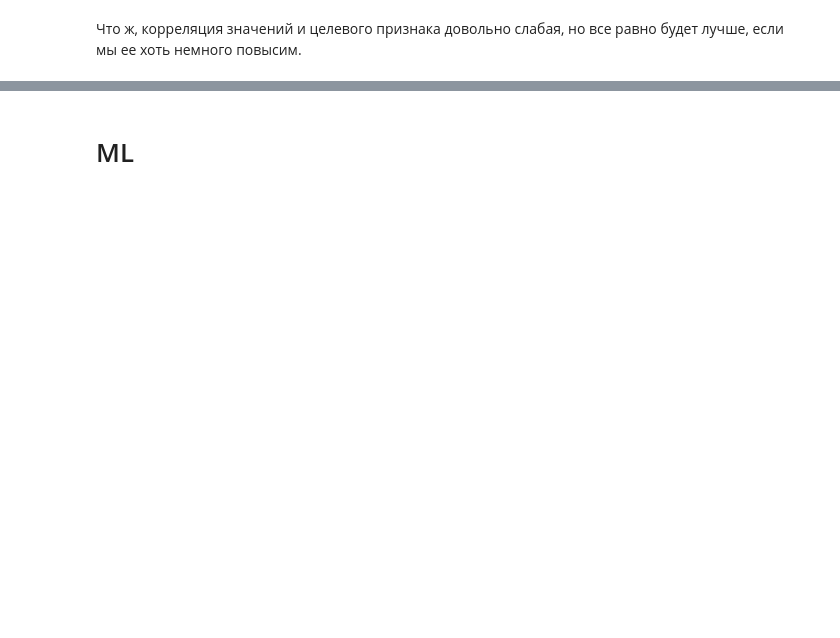
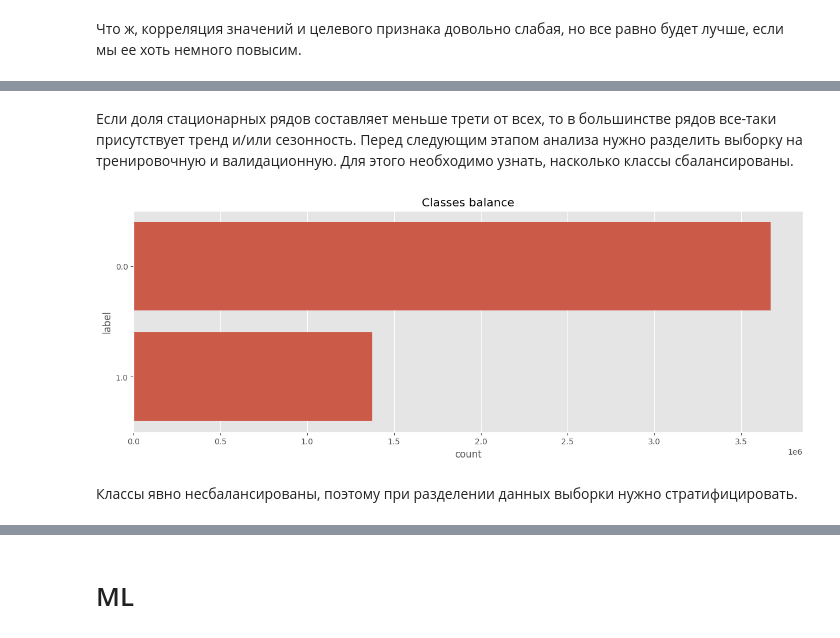
Before and after one commit to georgekovin/Clovery-Test-MD, a Jupyter notebook: training.ipynb, the cells around one changed output, grey strips where cells are left out. Cells and saved outputs as stored; diff of their text form; code cells hidden in the pictures; blank space fills up the shorter version.

```diff
--- a/training.ipynb
+++ b/training.ipynb
@@ -240,0 +321,13 @@ NameError: name 'hgfghj' is not defined
+# %% [markdown]
+Если доля стационарных рядов составляет меньше трети от всех, то в большинстве рядов все-таки присутствует тренд и/или сезонность. Перед следующим этапом анализа нужно разделить выборку на тренировочную и валидационную. Для этого необходимо узнать, насколько классы сбалансированы.
+# %%
+labels_cnt = re_train['label'].value_counts()
+
+sns.barplot(labels_cnt, orient='h')
+
+plt.title('Classes balance')
+plt.show()
+# %% [output]
+[figure, added]
+# %% [markdown]
+Классы явно несбалансированы, поэтому при разделении данных выборки нужно стратифицировать.
```
Also changed, not shown: parts of 22 cells of this notebook.
